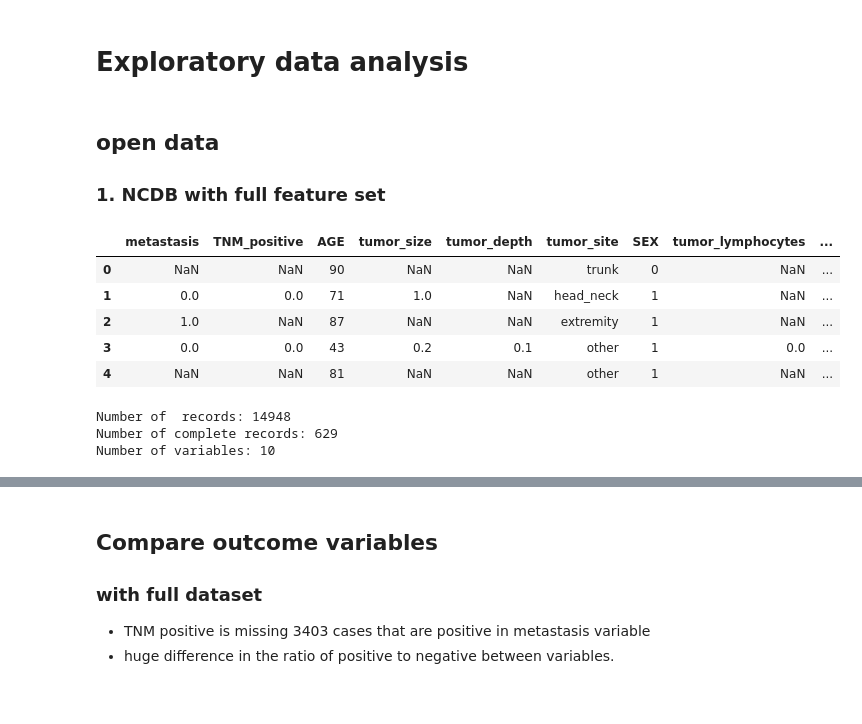
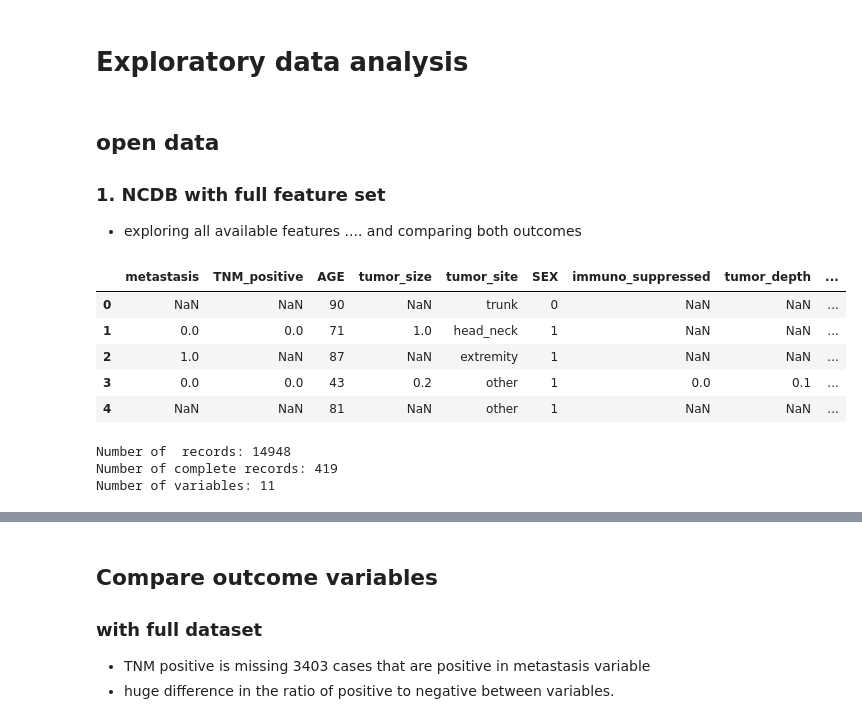
Before and after one commit to mvantieghem/mcc_metastasis, a Jupyter notebook: notebooks/02_exploring_data.ipynb, the cells around one changed output, grey strips where cells are left out. Saved outputs shown, nothing was run; the diff lists cells and outputs as text; code cells hidden in the pictures.

```diff
--- a/notebooks/02_exploring_data.ipynb
+++ b/notebooks/02_exploring_data.ipynb
@@ -19,20 +60,22 @@ import mcc_metastasis.data_cleaning as dc
 # %% [markdown]
 ## open data
 ### 1. NCDB with full feature set
+- exploring all available features .... and comparing both outcomes
 # %%
 df = pd.read_csv("../data/cleaned/NCDB_cleaned_all_cases.csv")
 # select only features for analysis
-df = df[['metastasis', 'TNM_positive', 'AGE', 'tumor_size', 'tumor_depth', 'tumor_site', 'SEX',
-               'tumor_lymphocytes', 'lymph_vasc_invasion', 'immuno_suppressed']]
+df = df[[ 'metastasis', 'TNM_positive', 'AGE', 'tumor_size', 'tumor_site', 'SEX',
+          'immuno_suppressed', 'tumor_depth',
+           'tumor_lymphocytes', 'lymph_vasc_invasion', 'growth_pattern']]
 df_complete = df.dropna(axis = 0)
 df.head()
 # %% [output]
-|  | metastasis | TNM_positive | AGE | tumor_size | tumor_depth | tumor_site | SEX | tumor_lymphocytes | ... |
-| 0 | NaN | NaN | 90 | NaN | NaN | trunk | 0 | NaN | ... |
-| 1 | 0.0 | 0.0 | 71 | 1.0 | NaN | head_neck | 1 | NaN | ... |
-| 2 | 1.0 | NaN | 87 | NaN | NaN | extremity | 1 | NaN | ... |
-| 3 | 0.0 | 0.0 | 43 | 0.2 | 0.1 | other | 1 | 0.0 | ... |
-| 4 | NaN | NaN | 81 | NaN | NaN | other | 1 | NaN | ... |
+|  | metastasis | TNM_positive | AGE | tumor_size | tumor_site | SEX | immuno_suppressed | tumor_depth | ... |
+| 0 | NaN | NaN | 90 | NaN | trunk | 0 | NaN | NaN | ... |
+| 1 | 0.0 | 0.0 | 71 | 1.0 | head_neck | 1 | NaN | NaN | ... |
+| 2 | 1.0 | NaN | 87 | NaN | extremity | 1 | NaN | NaN | ... |
+| 3 | 0.0 | 0.0 | 43 | 0.2 | other | 1 | 0.0 | 0.1 | ... |
+| 4 | NaN | NaN | 81 | NaN | other | 1 | NaN | NaN | ... |
 # %%
 print("Number of  records: {}".format(df.shape[0]))
 print("Number of complete records: {}".format(df_complete.shape[0]))
@@ -40,5 +83,5 @@ print("Number of complete records: {}".format(df_complete.shape[0]))
 print("Number of variables: {}".format(df.shape[1]))
 # %% [output]
 Number of  records: 14948
-Number of complete records: 629
-Number of variables: 10
+Number of complete records: 419
+Number of variables: 11
```
Also changed, not shown: parts of 40 cells of this notebook, 19 other files.
